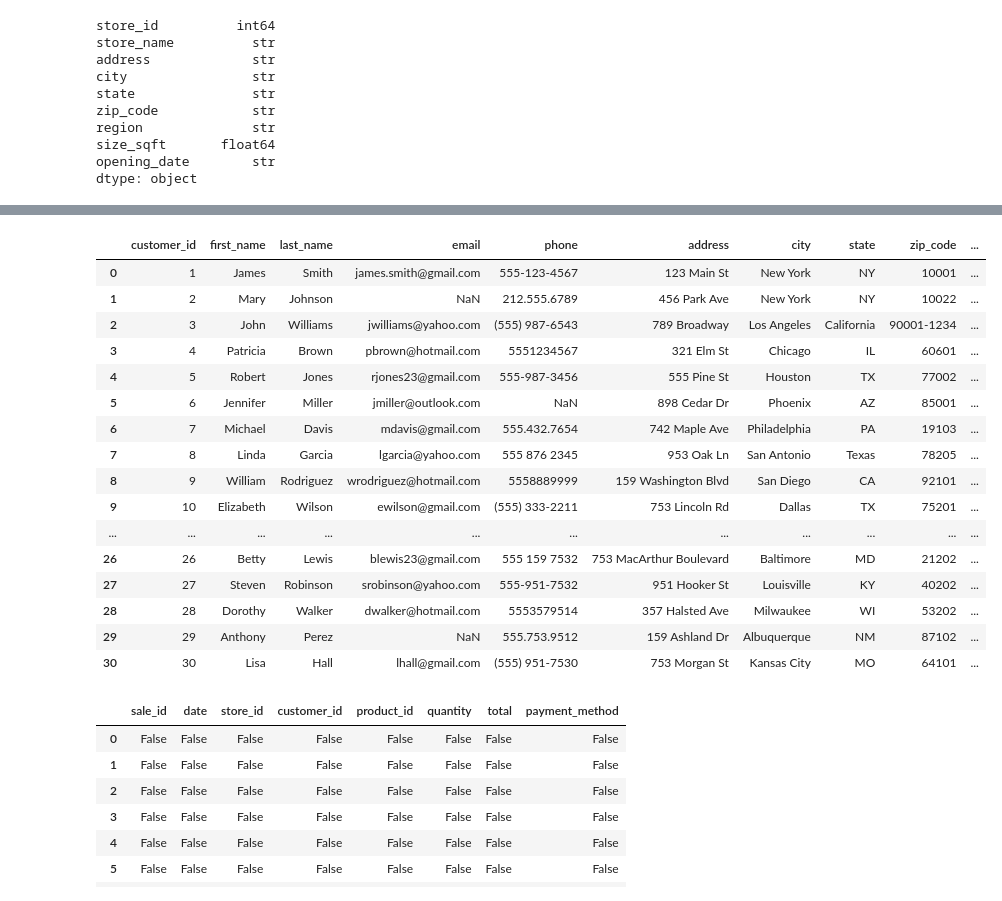
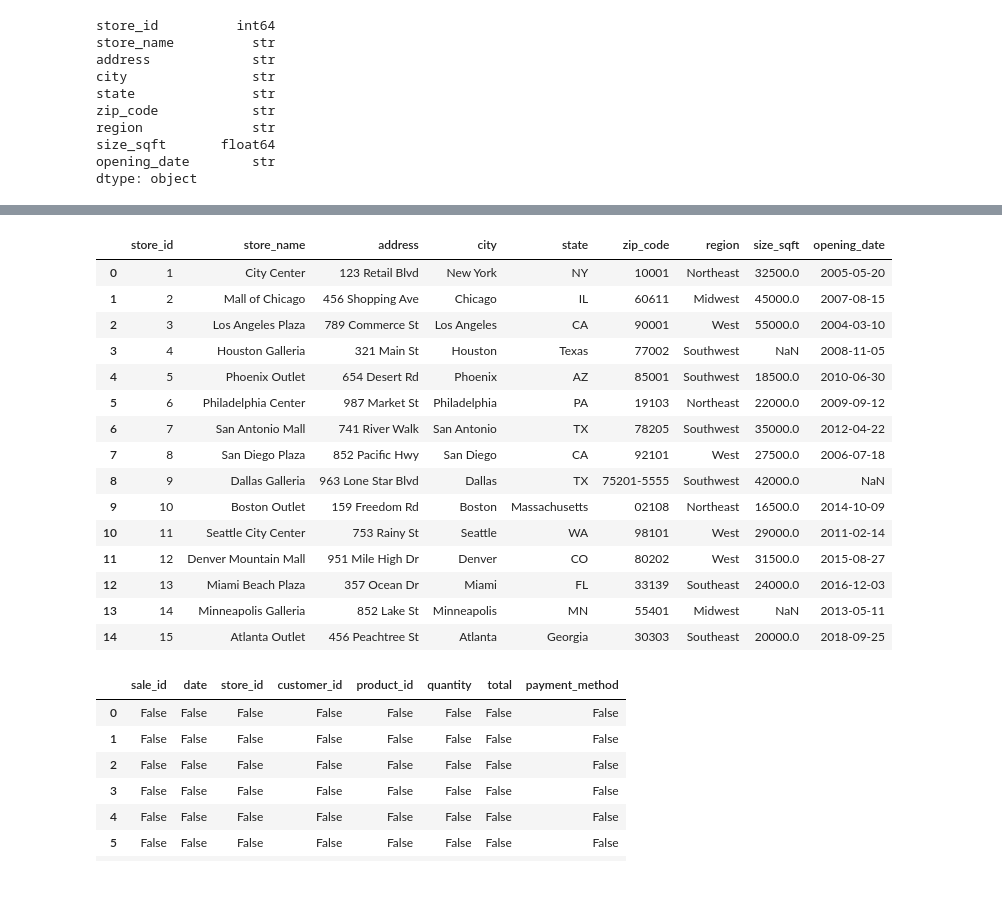
Before and after one commit to Joe-Boley71/Data-Analytics-Journey, a Jupyter notebook: Week8/Week 8 Workshop/wk8-wkshop-learner.ipynb, the cells around one changed output, grey strips where cells are left out. Cells and saved outputs as stored; diff of their text form; code cells hidden in the pictures.

```diff
--- a/Week8/Week 8 Workshop/wk8-wkshop-learner.ipynb
+++ b/Week8/Week 8 Workshop/wk8-wkshop-learner.ipynb
@@ -223,29 +223,28 @@ df_stores_new = df_stores.copy()
 # %%
 # Verifying the copies of the dataframes existing
 
 df_customers_new
-# df_inventory_new
-# df_products_new
-# df_sales_new
-# df_stores_new
+df_inventory_new
+df_products_new
+df_sales_new
+df_stores_new
 # %% [output]
-|  | customer_id | first_name | last_name | email | phone | address | city | state | zip_code | ... |
-| 0 | 1 | James | Smith | james.smith@gmail.com | 555-123-4567 | 123 Main St | New York | NY | 10001 | ... |
-| 1 | 2 | Mary | Johnson | NaN | 212.555.6789 | 456 Park Ave | New York | NY | 10022 | ... |
-| 2 | 3 | John | Williams | jwilliams@yahoo.com | (555) 987-6543 | 789 Broadway | Los Angeles | California | 90001-1234 | ... |
-| 3 | 4 | Patricia | Brown | pbrown@hotmail.com | 5551234567 | 321 Elm St | Chicago | IL | 60601 | ... |
-| 4 | 5 | Robert | Jones | rjones23@gmail.com | 555-987-3456 | 555 Pine St | Houston | TX | 77002 | ... |
-| 5 | 6 | Jennifer | Miller | jmiller@outlook.com | NaN | 898 Cedar Dr | Phoenix | AZ | 85001 | ... |
-| 6 | 7 | Michael | Davis | mdavis@gmail.com | 555.432.7654 | 742 Maple Ave | Philadelphia | PA | 19103 | ... |
-| 7 | 8 | Linda | Garcia | lgarcia@yahoo.com | 555 876 2345 | 953 Oak Ln | San Antonio | Texas | 78205 | ... |
-| 8 | 9 | William | Rodriguez | wrodriguez@hotmail.com | 5558889999 | 159 Washington Blvd | San Diego | CA | 92101 | ... |
-| 9 | 10 | Elizabeth | Wilson | ewilson@gmail.com | (555) 333-2211 | 753 Lincoln Rd | Dallas | TX | 75201 | ... |
-| ... | ... | ... | ... | ... | ... | ... | ... | ... | ... | ... |
-| 26 | 26 | Betty | Lewis | blewis23@gmail.com | 555 159 7532 | 753 MacArthur Boulevard | Baltimore | MD | 21202 | ... |
-| 27 | 27 | Steven | Robinson | srobinson@yahoo.com | 555-951-7532 | 951 Hooker St | Louisville | KY | 40202 | ... |
-| 28 | 28 | Dorothy | Walker | dwalker@hotmail.com | 5553579514 | 357 Halsted Ave | Milwaukee | WI | 53202 | ... |
-| 29 | 29 | Anthony | Perez | NaN | 555.753.9512 | 159 Ashland Dr | Albuquerque | NM | 87102 | ... |
-| 30 | 30 | Lisa | Hall | lhall@gmail.com | (555) 951-7530 | 753 Morgan St | Kansas City | MO | 64101 | ... |
+|  | store_id | store_name | address | city | state | zip_code | region | size_sqft | opening_date |
+| 0 | 1 | City Center | 123 Retail Blvd | New York | NY | 10001 | Northeast | 32500.0 | 2005-05-20 |
+| 1 | 2 | Mall of Chicago | 456 Shopping Ave | Chicago | IL | 60611 | Midwest | 45000.0 | 2007-08-15 |
+| 2 | 3 | Los Angeles Plaza | 789 Commerce St | Los Angeles | CA | 90001 | West | 55000.0 | 2004-03-10 |
+| 3 | 4 | Houston Galleria | 321 Main St | Houston | Texas | 77002 | Southwest | NaN | 2008-11-05 |
+| 4 | 5 | Phoenix Outlet | 654 Desert Rd | Phoenix | AZ | 85001 | Southwest | 18500.0 | 2010-06-30 |
+| 5 | 6 | Philadelphia Center | 987 Market St | Philadelphia | PA | 19103 | Northeast | 22000.0 | 2009-09-12 |
+| 6 | 7 | San Antonio Mall | 741 River Walk | San Antonio | TX | 78205 | Southwest | 35000.0 | 2012-04-22 |
+| 7 | 8 | San Diego Plaza | 852 Pacific Hwy | San Diego | CA | 92101 | West | 27500.0 | 2006-07-18 |
+| 8 | 9 | Dallas Galleria | 963 Lone Star Blvd | Dallas | TX | 75201-5555 | Southwest | 42000.0 | NaN |
+| 9 | 10 | Boston Outlet | 159 Freedom Rd | Boston | Massachusetts | 02108 | Northeast | 16500.0 | 2014-10-09 |
+| 10 | 11 | Seattle City Center | 753 Rainy St | Seattle | WA | 98101 | West | 29000.0 | 2011-02-14 |
+| 11 | 12 | Denver Mountain Mall | 951 Mile High Dr | Denver | CO | 80202 | West | 31500.0 | 2015-08-27 |
+| 12 | 13 | Miami Beach Plaza | 357 Ocean Dr | Miami | FL | 33139 | Southeast | 24000.0 | 2016-12-03 |
+| 13 | 14 | Minneapolis Galleria | 852 Lake St | Minneapolis | MN | 55401 | Midwest | NaN | 2013-05-11 |
+| 14 | 15 | Atlanta Outlet | 456 Peachtree St | Atlanta | Georgia | 30303 | Southeast | 20000.0 | 2018-09-25 |
 # %%
 # Verifying which columns have missing values
 
```
Also changed, not shown: parts of 16 cells of this notebook.
